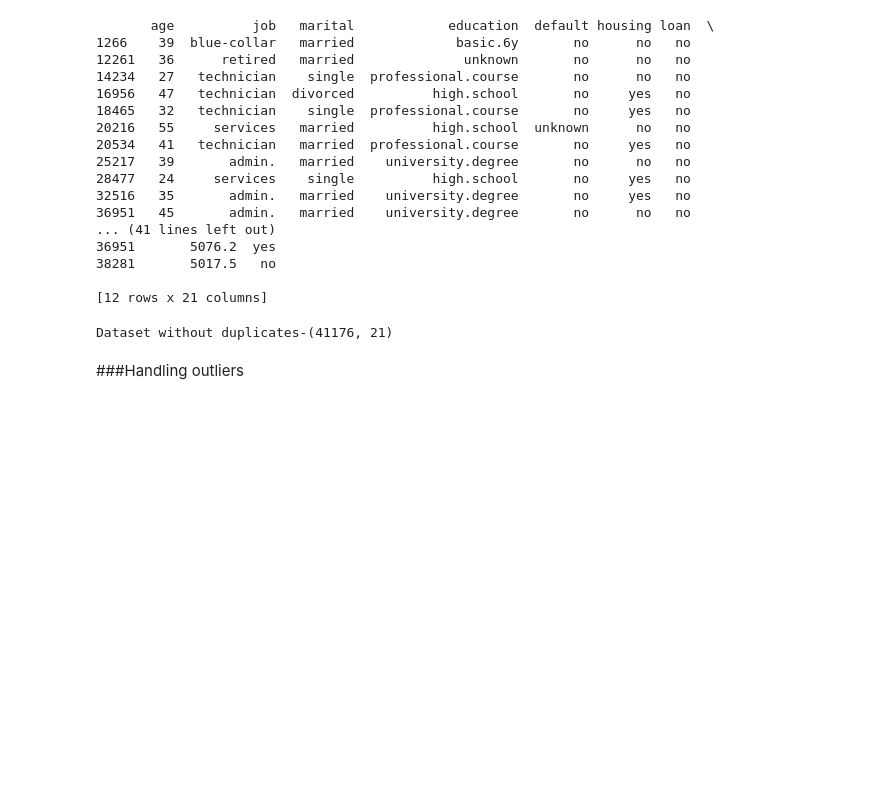
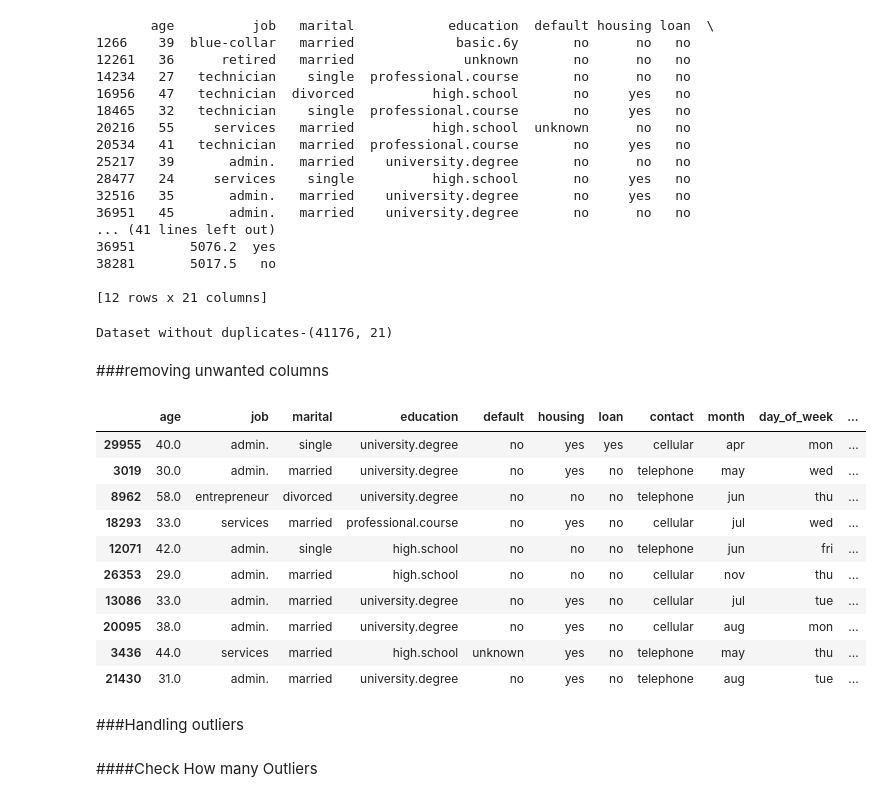
Before and after one commit to Itzz-Hashan/Client-Prediction-System, a Jupyter notebook: CM2604/CLIENT_PREDICTION_20230657.ipynb, the cells around one changed output. Drawn from its saved outputs; the diff is of its cells as text; code cells hidden in the pictures; blank space fills up the shorter version.

```diff
--- a/CM2604/CLIENT_PREDICTION_20230657.ipynb
+++ b/CM2604/CLIENT_PREDICTION_20230657.ipynb
@@ -77,5 +77,25 @@ df_clean = df.drop_duplicates()
 print(f"Dataset without duplicates-{df_clean.shape}")
 # %% [output]
 Dataset without duplicates-(41176, 21)
+# %% [markdown]
+###removing unwanted columns
+# %%
+
+df= df_clean.drop('duration', axis=1)
+df.sample(10)
+# %% [output]
+|  | age | job | marital | education | default | housing | loan | contact | month | day_of_week | ... |
+| 29955 | 40.0 | admin. | single | university.degree | no | yes | yes | cellular | apr | mon | ... |
+| 3019 | 30.0 | admin. | married | university.degree | no | yes | no | telephone | may | wed | ... |
+| 8962 | 58.0 | entrepreneur | divorced | university.degree | no | no | no | telephone | jun | thu | ... |
+| 18293 | 33.0 | services | married | professional.course | no | yes | no | cellular | jul | wed | ... |
+| 12071 | 42.0 | admin. | single | high.school | no | no | no | telephone | jun | fri | ... |
+| 26353 | 29.0 | admin. | married | high.school | no | no | no | cellular | nov | thu | ... |
+| 13086 | 33.0 | admin. | married | university.degree | no | yes | no | cellular | jul | tue | ... |
+| 20095 | 38.0 | admin. | married | university.degree | no | yes | no | cellular | aug | mon | ... |
+| 3436 | 44.0 | services | married | high.school | unknown | yes | no | telephone | may | thu | ... |
+| 21430 | 31.0 | admin. | married | university.degree | no | yes | no | telephone | aug | tue | ... |
 # %% [markdown]
 ###Handling outliers
+# %% [markdown]
+####Check How many Outliers
```
Also changed, not shown: parts of 4 cells of this notebook.
